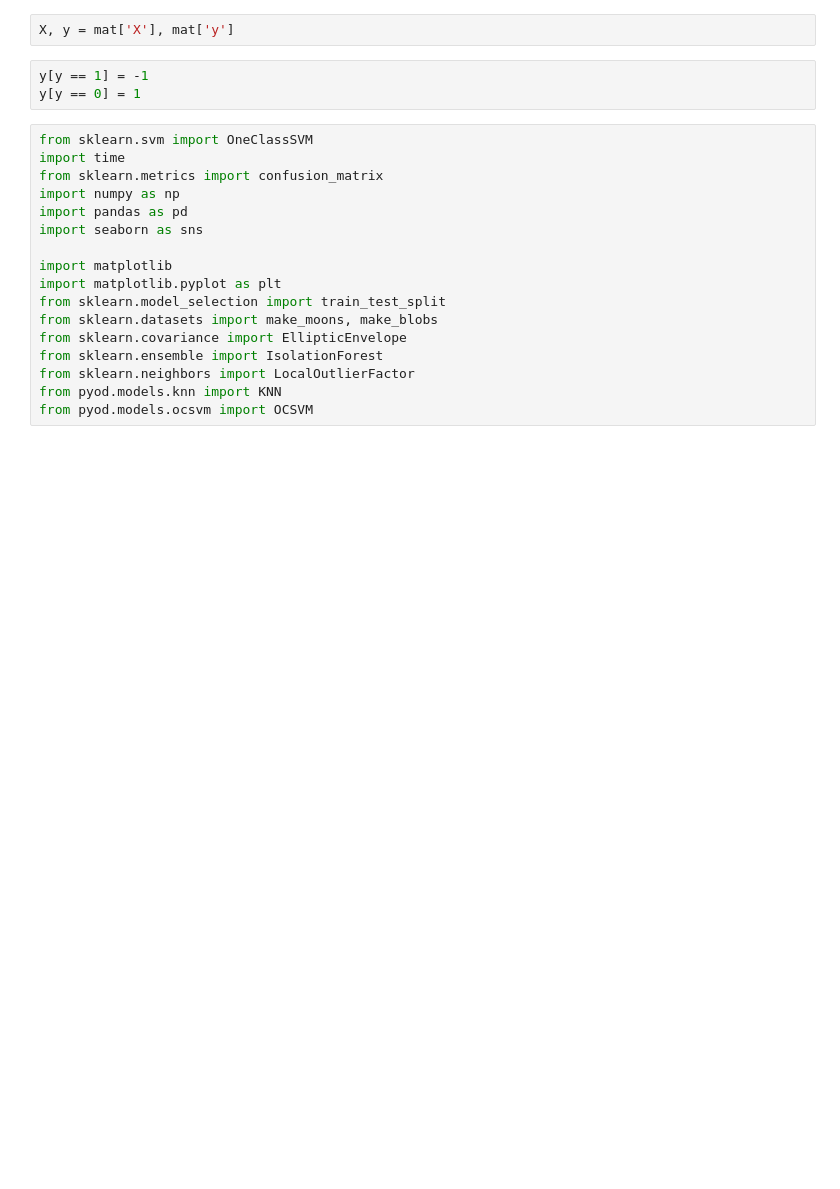
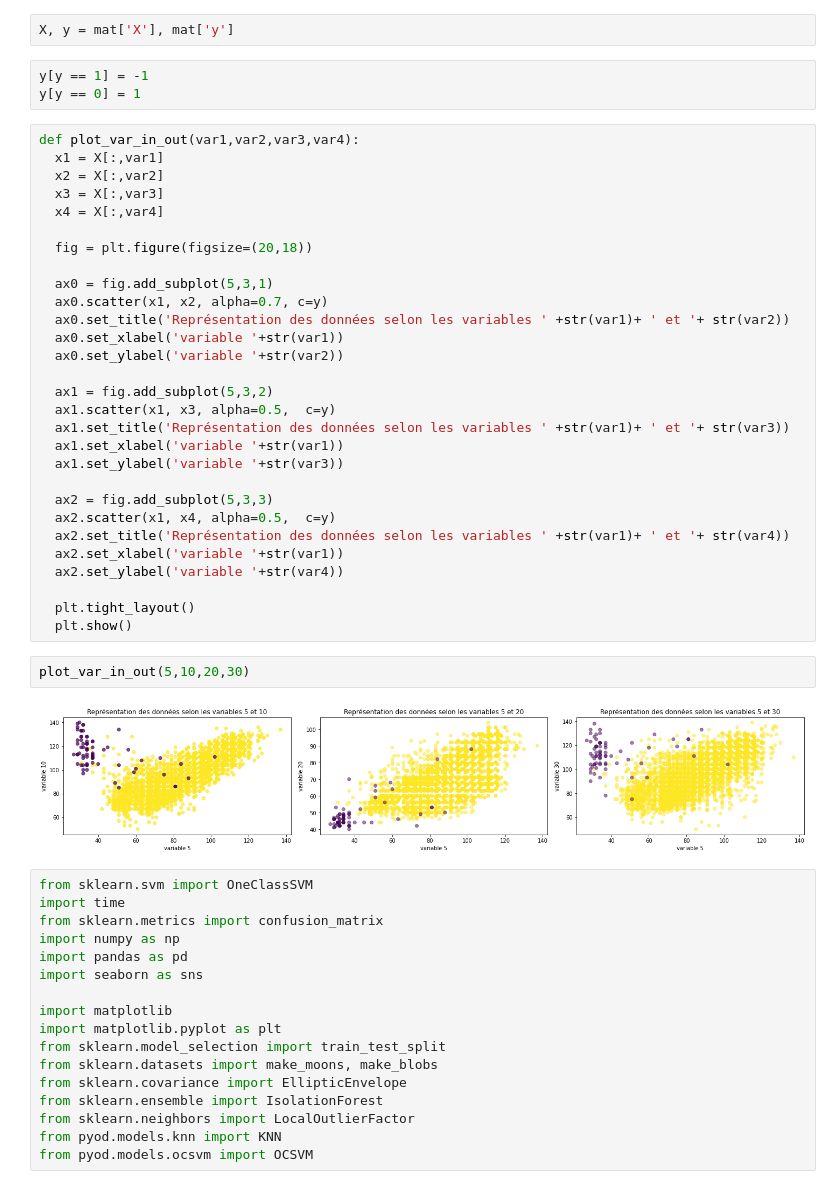
Before and after one commit to Benoitane/Detection-anomalies-et-nouveautes, a Jupyter notebook: TAA.ipynb, the cells around one changed output. Drawn from its saved outputs; the diff is of its cells as text; blank space fills up the shorter version.

```diff
--- a/TAA.ipynb
+++ b/TAA.ipynb
@@ -58,6 +60,39 @@ X, y = mat['X'], mat['y']
 # %%
 y[y == 1] = -1
 y[y == 0] = 1
+# %%
+def plot_var_in_out(var1,var2,var3,var4):
+  x1 = X[:,var1]
+  x2 = X[:,var2]
+  x3 = X[:,var3]
+  x4 = X[:,var4]
+
+  fig = plt.figure(figsize=(20,18))
+
+  ax0 = fig.add_subplot(5,3,1)
+  ax0.scatter(x1, x2, alpha=0.7, c=y)
+  ax0.set_title('Représentation des données selon les variables ' +str(var1)+ ' et '+ str(var2))
+  ax0.set_xlabel('variable '+str(var1))
+  ax0.set_ylabel('variable '+str(var2))
+
+  ax1 = fig.add_subplot(5,3,2)
+  ax1.scatter(x1, x3, alpha=0.5,  c=y)
+  ax1.set_title('Représentation des données selon les variables ' +str(var1)+ ' et '+ str(var3))
+  ax1.set_xlabel('variable '+str(var1))
+  ax1.set_ylabel('variable '+str(var3))
+
+  ax2 = fig.add_subplot(5,3,3)
+  ax2.scatter(x1, x4, alpha=0.5,  c=y)
+  ax2.set_title('Représentation des données selon les variables ' +str(var1)+ ' et '+ str(var4))
+  ax2.set_xlabel('variable '+str(var1))
+  ax2.set_ylabel('variable '+str(var4))
+
+  plt.tight_layout()
+  plt.show()
+# %%
+plot_var_in_out(5,10,20,30)
+# %% [output]
+[figure, added]
 # %%
 from sklearn.svm import OneClassSVM
 import time
```
Also changed, not shown: parts of 17 cells of this notebook.
